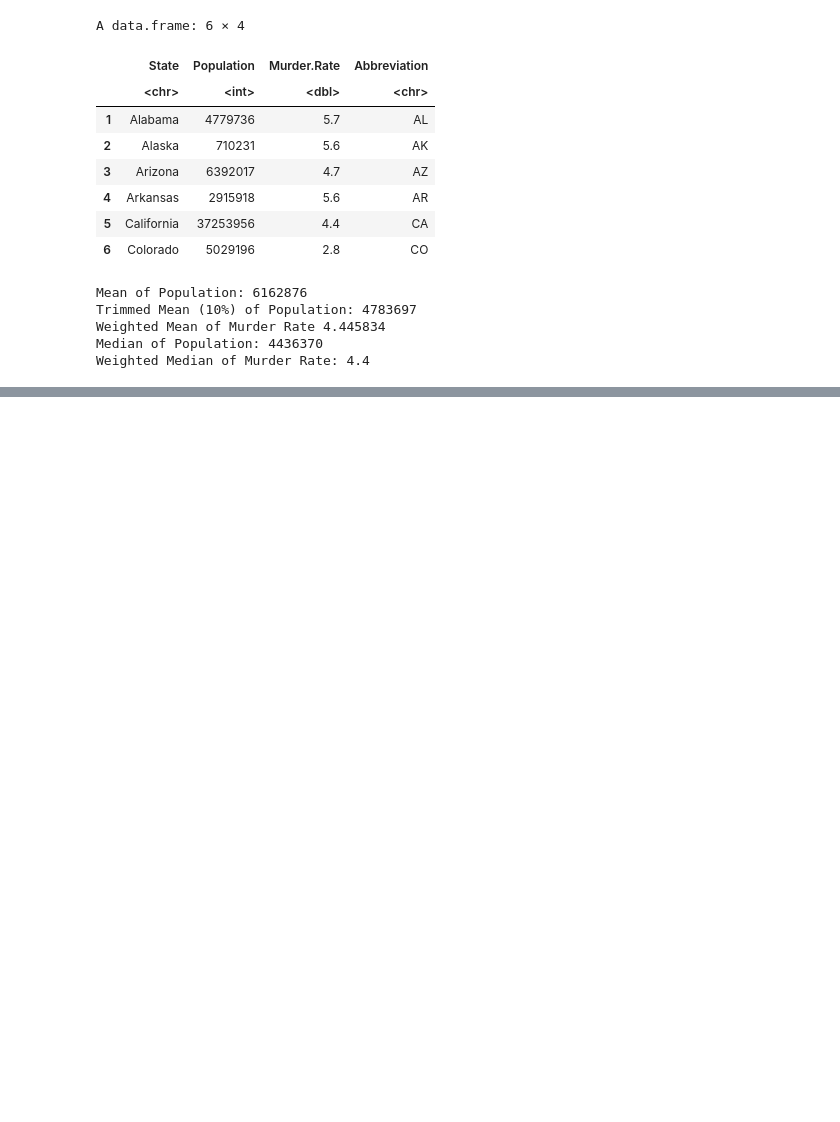
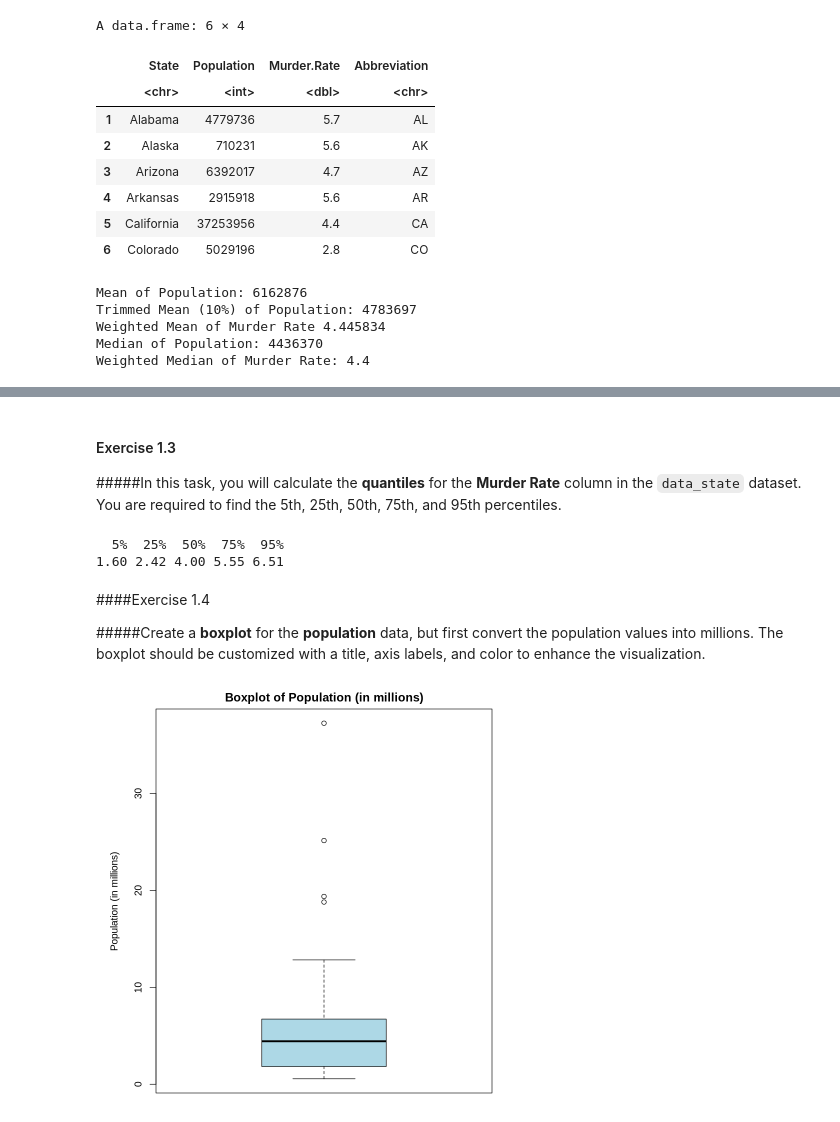
Before and after one commit to davidofitaly/notes_02_50_key_stats_ds, a Jupyter notebook: 01_chapter/01_raw_notes.ipynb, the cells around one changed output, grey strips where cells are left out. Cells and saved outputs as stored; diff of their text form; code cells hidden in the pictures; blank space fills up the shorter version.

```diff
--- a/01_chapter/01_raw_notes.ipynb
+++ b/01_chapter/01_raw_notes.ipynb
@@ -211,0 +375,33 @@ Weighted Median of Murder Rate: 4.4
+# %% [markdown]
+#### Exercise 1.3
+
+#####In this task, you will calculate the **quantiles** for the **Murder Rate** column in the `data_state` dataset. You are required to find the 5th, 25th, 50th, 75th, and 95th percentiles.
+# %%
+#Calculate the desired quantiles for the Murder Rate column
+quantile <- quantile(data_state$Murder.Rate, c(.05, .25, .5, .75, .95))
+
+# Round the quantiles to 2 decimal places
+quantile_rounded <- round(quantile, 2)
+
+# Print the rounded quantiles as a table
+print(quantile_rounded)
+# %% [output]
+  5%  25%  50%  75%  95%
+1.60 2.42 4.00 5.55 6.51
+# %% [markdown]
+####Exercise 1.4
+
+
+#####Create a **boxplot** for the **population** data, but first convert the population values into millions. The boxplot should be customized with a title, axis labels, and color to enhance the visualization.
+# %%
+#Convert Population data to millions
+
+data_state$Population_Millions <- data_state$Population / 10^6
+
+#Crate a boxplot for Population in millions
+boxplot(data_state$Population_Millions,
+        main = 'Boxplot of Population (in millions)',
+        ylab = 'Population (in millions)',
+        col = 'Lightblue')
+# %% [output]
+[figure, added]
```
Also changed, not shown: parts of 7 cells of this notebook.
